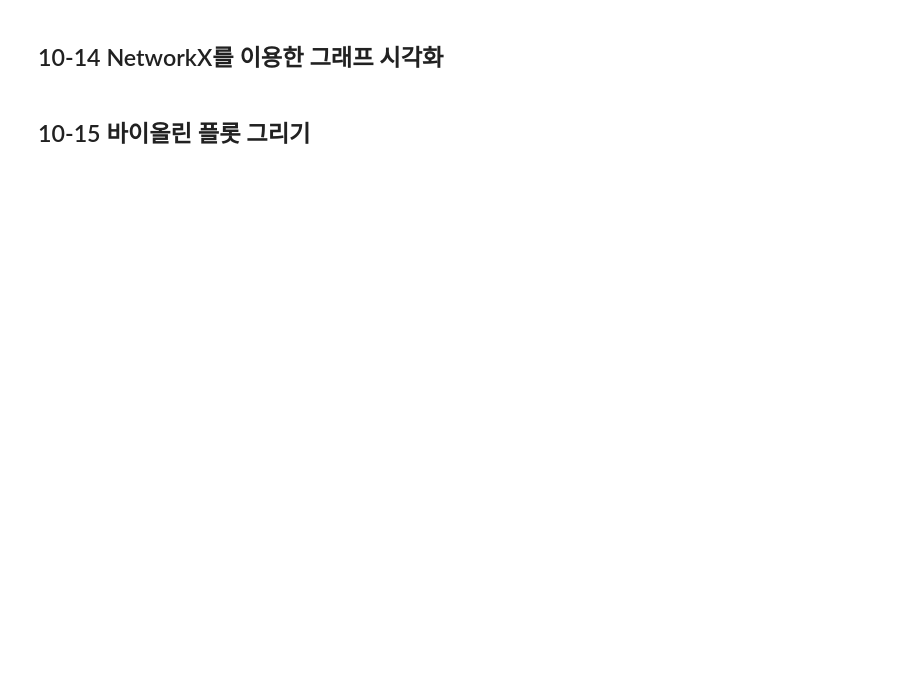
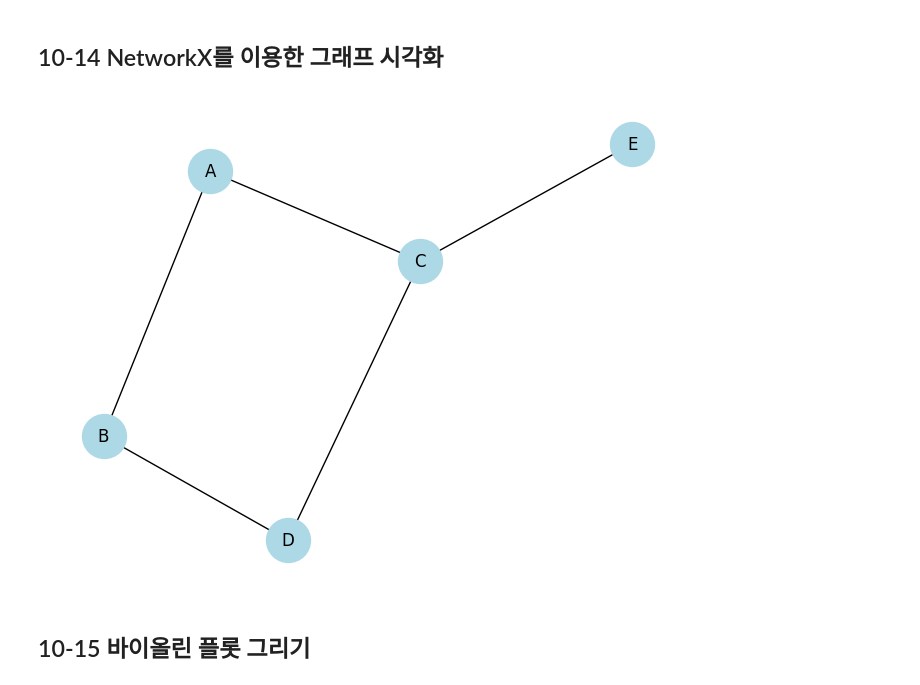
Before and after one commit to dwk72/Data-Analysis-with-Open-Source, a Jupyter notebook: 오픈소스_데이터_분석_10강.ipynb, the cells around one changed output. Drawn from its saved outputs; the diff is of its cells as text; code cells hidden in the pictures; blank space fills up the shorter version.

```diff
--- a/오픈소스_데이터_분석_10강.ipynb
+++ b/오픈소스_데이터_분석_10강.ipynb
@@ -329,19 +329,21 @@ map
 # %%
 import networkx as nx
 import matplotlib.pyplot as plt
 
 ## 그래프 객체 생성
 G = nx.Graph()
 
 ## 노드(정점) 추가
 G.add_nodes_from(["A", "B", "C", "D", "E"])
 
 ## 엣지(간선) 추가
 G.add_edges_from([("A", "B"), ("A", "C"), ("B", "D"), ("C", "D"), ("C", "E")])
 
 ## 그래프 시각화
-
+nx.draw(G, with_labels=True, node_size=1000, node_color='lightblue')
 plt.show()
+# %% [output]
+[figure, added]
 # %% [markdown]
 ## 10-15 바이올린 플롯 그리기
 # %%
```
Also changed, not shown: parts of 7 cells of this notebook.
